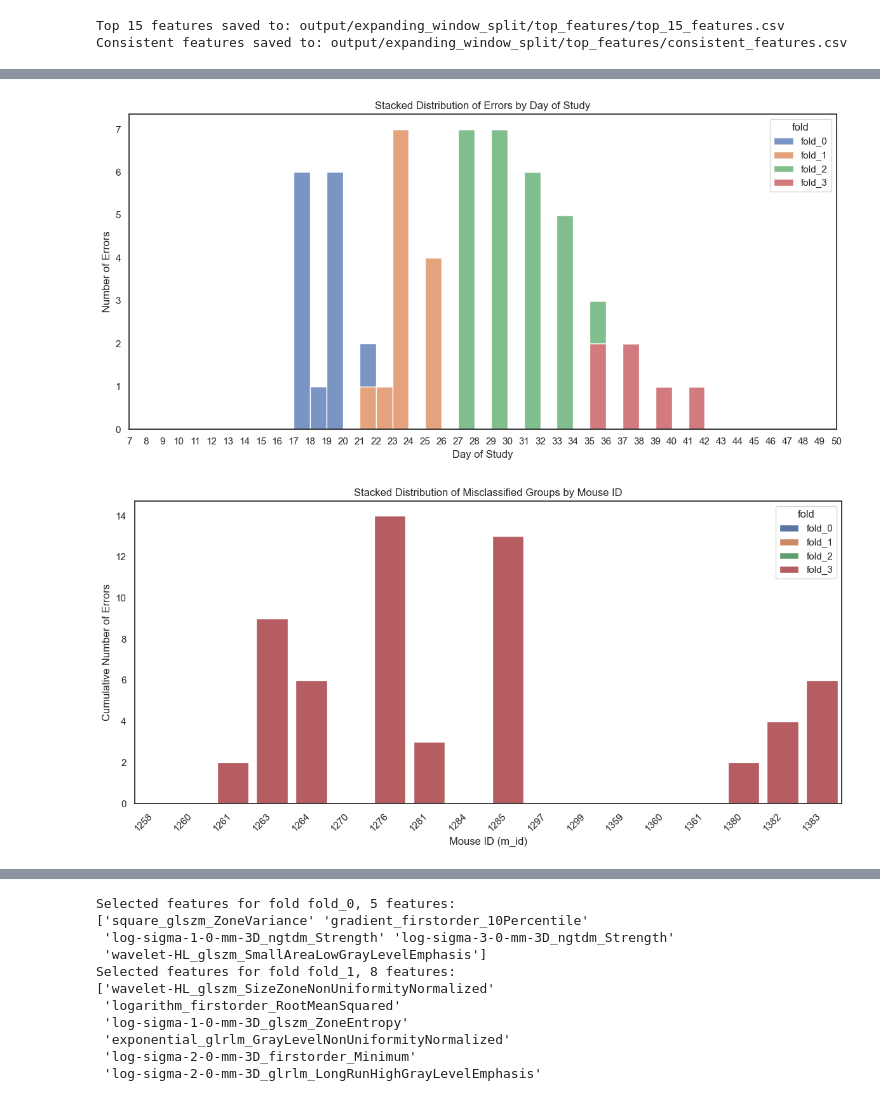
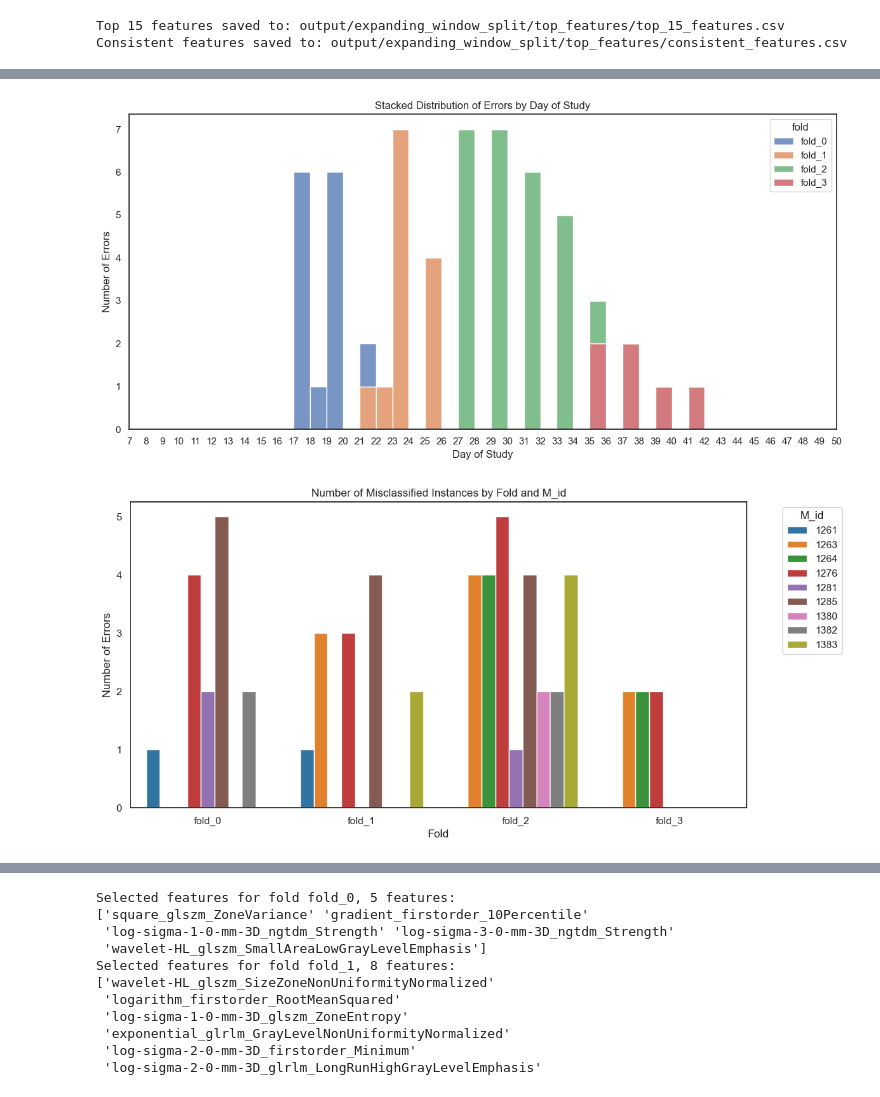
Before and after one commit to Javier200107/ML-Strategies-Inflection-Point-GL261-Response-Relapse, a Jupyter notebook: src/notebooks/hypotesis_1/hypotesis1.ipynb, the cells around one changed output, grey strips where cells are left out. Saved outputs shown, nothing was run; the diff lists cells and outputs as text; code cells hidden in the pictures.

```diff
--- a/src/notebooks/hypotesis_1/hypotesis1.ipynb
+++ b/src/notebooks/hypotesis_1/hypotesis1.ipynb
@@ -726,6 +726,7 @@ min_x = input_data['day_of_study'].min()
 # Initialize containers to collect data for plotting
 plot_data = []  # Data for 'day_of_study' histogram
 groups_data = []  # Data for 'm_id' histogram
+labels_data = []  # Data for 'true_label' histogram
 
 # Iterate through directories to locate and process misclassified data
 for dirpath, dirnames, _ in os.walk(output_dir):
@@ -741,6 +742,9 @@ for dirpath, dirnames, _ in os.walk(output_dir):
             plot_data.append(misclassified_instances[['day_of_study', 'fold']])
             # Extract 'm_id' and 'fold' columns for the second plot
             groups_data.append(misclassified_instances[['m_id', 'fold']])
+            # Extract 'true_label' and 'fold' columns for the third plot
+            labels_data.append(misclassified_instances[['true_label', 'fold']])
+
 
 # Combine collected data from all folds into single DataFrames
 combined_data = pd.concat(plot_data, ignore_index=True)
@@ -767,44 +771,71 @@ plt.xlim(min_x, max_x + 1)  # Set x-axis limits to fit the data range
 plt.tight_layout()
 plt.show()
 
-# Filter 'm_id' values to include only unique entries from the input data
-unique_m_ids_in_data = sorted(input_data['m_id'].unique())
+# Count the number of misclassified instances by fold and m_id
+failure_counts = combined_data_groups.groupby(["fold", "m_id"]).size().reset_index(name="count")
 
-# Update the 'm_id' column to use the filtered unique values
-combined_data_groups['m_id'] = pd.Categorical(
-    combined_data_groups['m_id'],
-    categories=unique_m_ids_in_data,
-    ordered=True
+# Create a DataFrame for a Heatmap (optional)
+pivot_table = failure_counts.pivot(index="m_id", columns="fold", values="count").fillna(0)
+
+# Plot 2: Grouped bar chart
+plt.figure(figsize=(12, 6))
+sns.barplot(data=failure_counts, x="fold", y="count", hue="m_id", palette="tab10")
+plt.title("Number of Misclassified Instances by Fold and M_id")
+plt.xlabel("Fold")
+plt.ylabel("Number of Errors")
+plt.legend(title="M_id", bbox_to_anchor=(1.05, 1), loc="upper left")
+plt.show()
+
+# Plot 3: Heatmap
+plt.figure(figsize=(10, 8))
+sns.heatmap(pivot_table, annot=True, fmt=".0f", cmap="Blues", cbar_kws={"label": "Number of Errors"})
+plt.title("Heatmap of Misclassified Instances by Fold and M_id")
+plt.xlabel("Fold")
+plt.ylabel("M_id")
+plt.show()
+
+# Combine collected data from all folds into a single DataFrame for labels
+combined_data_labels = pd.concat(labels_data, ignore_index=True)
+
+# Count misclassified instances per fold and true_label
+label_failure_counts = (
+    combined_data_labels.groupby(["fold", "true_label"]).size().reset_index(name="count")
 )
 
-# Group data by 'm_id' and 'fold' to count occurrences
-grouped_data = (
-    combined_data_groups.groupby(['m_id', 'fold'])
-    .size()
-    .reset_index(name='count')
+# Count total misclassified instances for each true_label
+total_failure_counts = (
+    combined_data_labels.groupby("true_label").size().reset_index(name="count")
 )
 
-# Create a column for cumulative counts within each 'm_id'
-grouped_data['cumulative_count'] = grouped_data.groupby('m_id')['count'].cumsum()
+# Plot 4: Per-Fold Misclassification for True Labels
+plt.figure(figsize=(12, 6))
+sns.barplot(
+    data=label_failure_counts,
+    x="fold",
+    y="count",
+    hue="true_label",
+    palette="pastel"
+)
+plt.title("Number of Misclassified Instances by True Label in Each Fold")
+plt.xlabel("Fold")
+plt.ylabel("Number of Errors")
+plt.legend(title="True Label", bbox_to_anchor=(1.05, 1), loc="upper left")
+plt.show()
 
-# Plot 2: Stacked bar chart of errors by 'm_id'
-plt.figure(figsize=(12, 6))
-sns.set_theme(style="white")
+# Prepare data for the pie chart
+total_failure_counts_pie = total_failure_counts.set_index("true_label")["count"]
 
-# Generate a stacked bar chart
-sns.barplot(
-    data=grouped_data,
-    x='m_id',
-    y='cumulative_count',
-    hue='fold',
-    dodge=False  # Ensure bars are stacked directly on top of each other
+# Plot 6: Pie Chart for Total Misclassified Instances by True Label
+plt.figure(figsize=(8, 8))
+colors = sns.color_palette("pastel")[0:2]
+total_failure_counts_pie.plot(
+    kind="pie",
+    autopct="%1.1f%%",
+    startangle=90,
+    colors=colors,
+    labels=["Label 0", "Label 1"]
 )
-
-# Customize the bar chart
-plt.title("Stacked Distribution of Misclassified Groups by Mouse ID")
-plt.xlabel("Mouse ID (m_id)")
-plt.ylabel("Cumulative Number of Errors")
-plt.xticks(rotation=45, ha="right")  # Rotate x-axis labels for readability
-plt.tight_layout()
+plt.title("Proportion of Total Misclassified Instances by True Label")
+plt.ylabel("")  # Remove y-axis label for a cleaner look
 plt.show()
 # %% [output]
@@ -811,2 +859,2 @@ plt.show()
 [figure]
-[figure, old version]
+[figure, new version]
```
Also changed, not shown: parts of 5 cells of this notebook, 7 other files.
